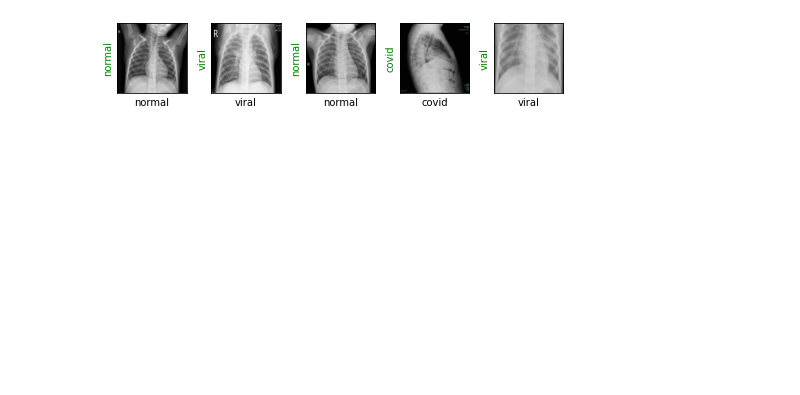
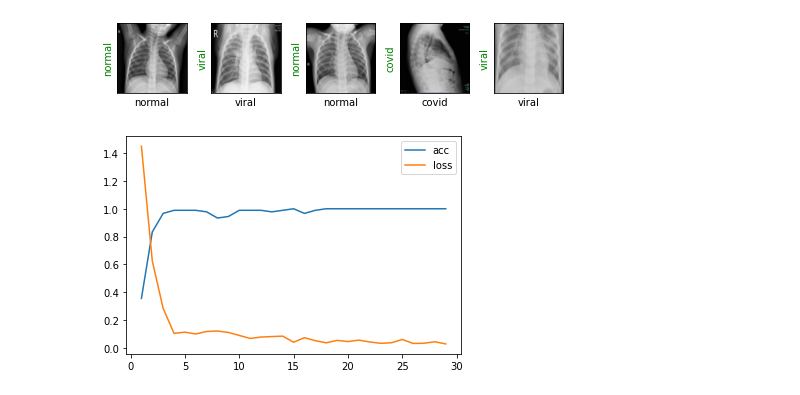
Before and after one commit to hdo0947/https-github.com-hkjournalist01-EECS504-Project, a Jupyter notebook: train.ipynb, the cells around one changed output. Cells and saved outputs as stored; diff of their text form; code cells hidden in the pictures; blank space fills up the shorter version.

```diff
--- a/train.ipynb
+++ b/train.ipynb
@@ -250,3 +254,11 @@ Val loss: 0.2563, Acc: 0.9222
 show_preds()
 # %% [output]
 [figure]
+# %%
+steps = list(range(1, 30))
+plt.plot(steps, accs, label = 'acc')
+plt.plot(steps, losses, label = 'loss')
+plt.legend()
+plt.show()
+# %% [output]
+[figure, added]
```
Also changed, not shown: parts of 5 cells of this notebook.
